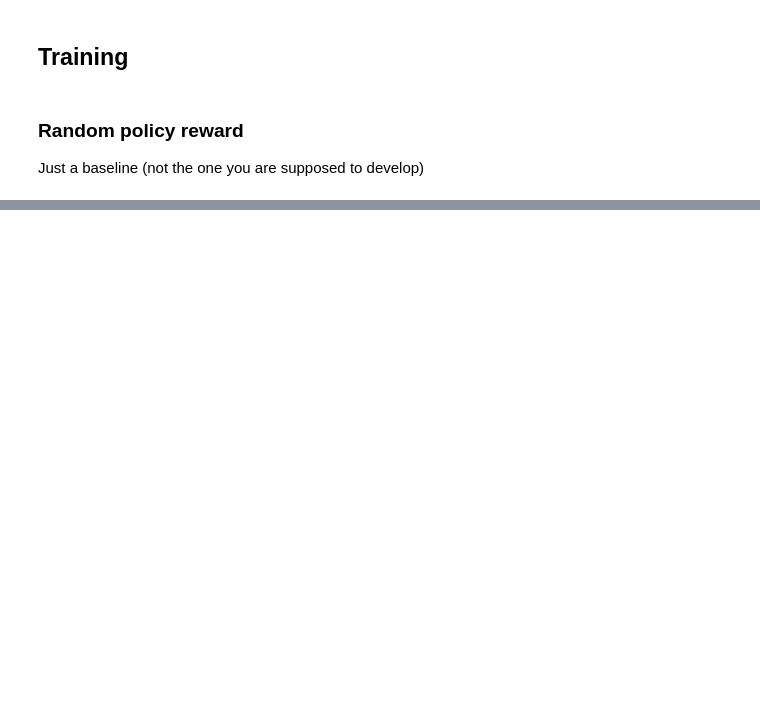
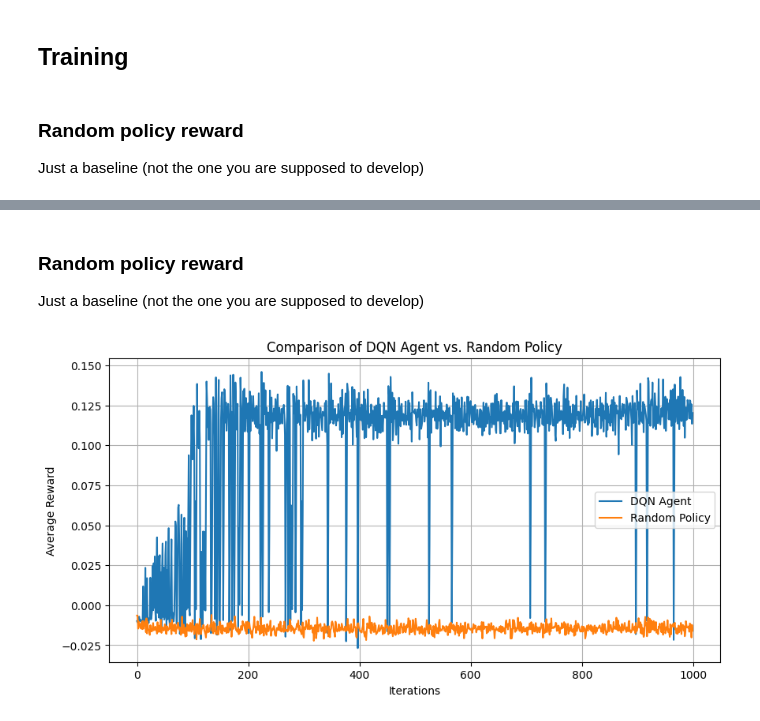
Before and after one commit to enricopro/master_thesis, a Jupyter notebook: snake/main.ipynb, the cells around one changed output, grey strips where cells are left out. Drawn from its saved outputs; the diff is of its cells as text; code cells hidden in the pictures; blank space fills up the shorter version.

```diff
--- a/snake/main.ipynb
+++ b/snake/main.ipynb
@@ -84,0 +194,26 @@ for _ in trange(1000):
+# %% [markdown]
+ ### Random policy reward
+
+Just a baseline (not the one you are supposed to develop)
+# %%
+random_env = get_env()
+random_rewards = []
+
+for _ in trange(ITERATIONS):
+    probs = tf.convert_to_tensor([[.25]*4]*random_env.n_boards)
+    actions =  tf.random.categorical(tf.math.log(probs), 1, dtype=tf.int32)
+    rewards = random_env.move(actions)
+    random_rewards.append(np.mean(rewards))
+# %%
+import matplotlib.pyplot as plt
+plt.figure(figsize=(10, 5))
+plt.plot(range(ITERATIONS), DQN_rewards, label='DQN Agent')
+plt.plot(range(ITERATIONS), random_rewards, label='Random Policy')
+plt.xlabel('Iterations')
+plt.ylabel('Average Reward')
+plt.title('Comparison of DQN Agent vs. Random Policy')
+plt.legend()
+plt.grid(True)
+plt.show()
+# %% [output]
+[figure, added]
```
Also changed, not shown: parts of 25 cells of this notebook, 13 other files.
